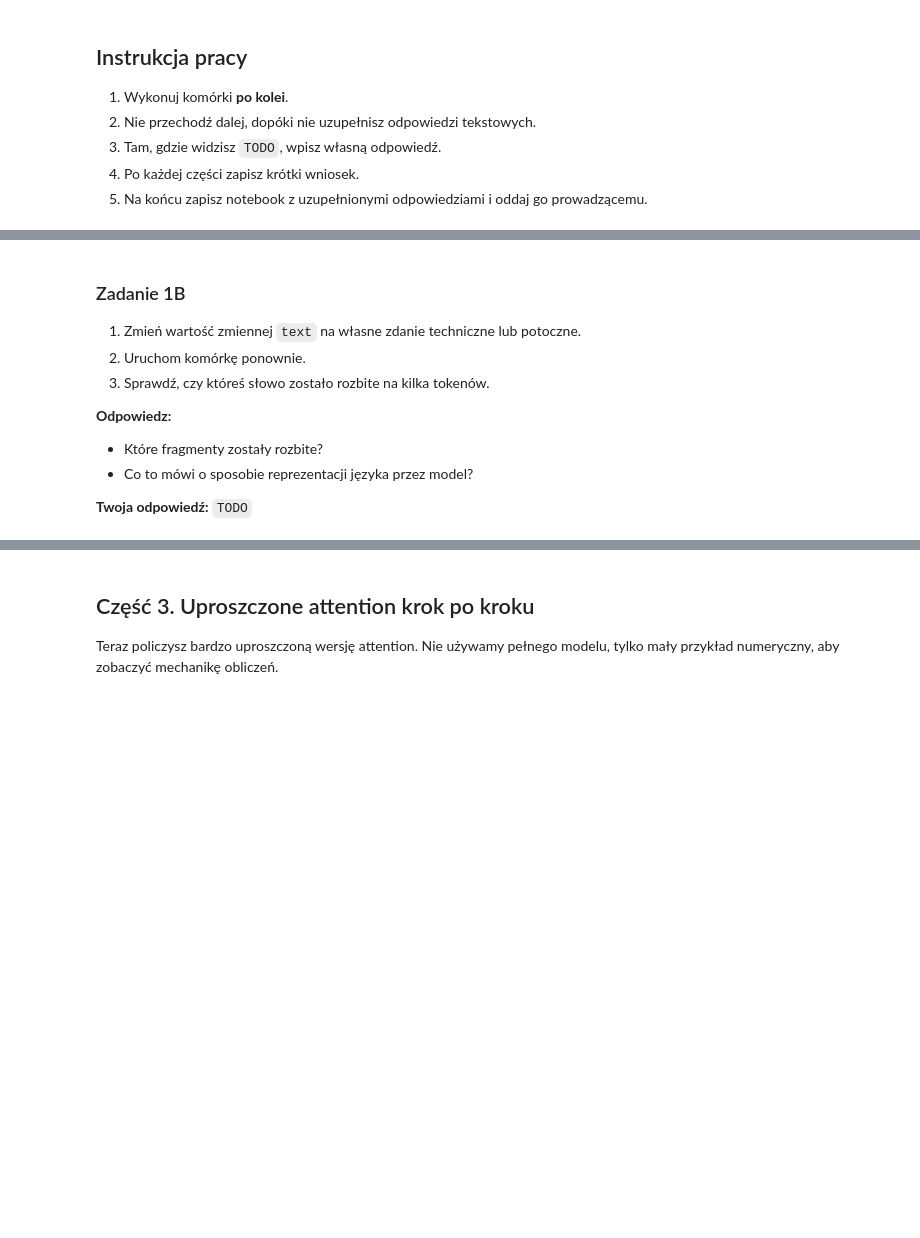
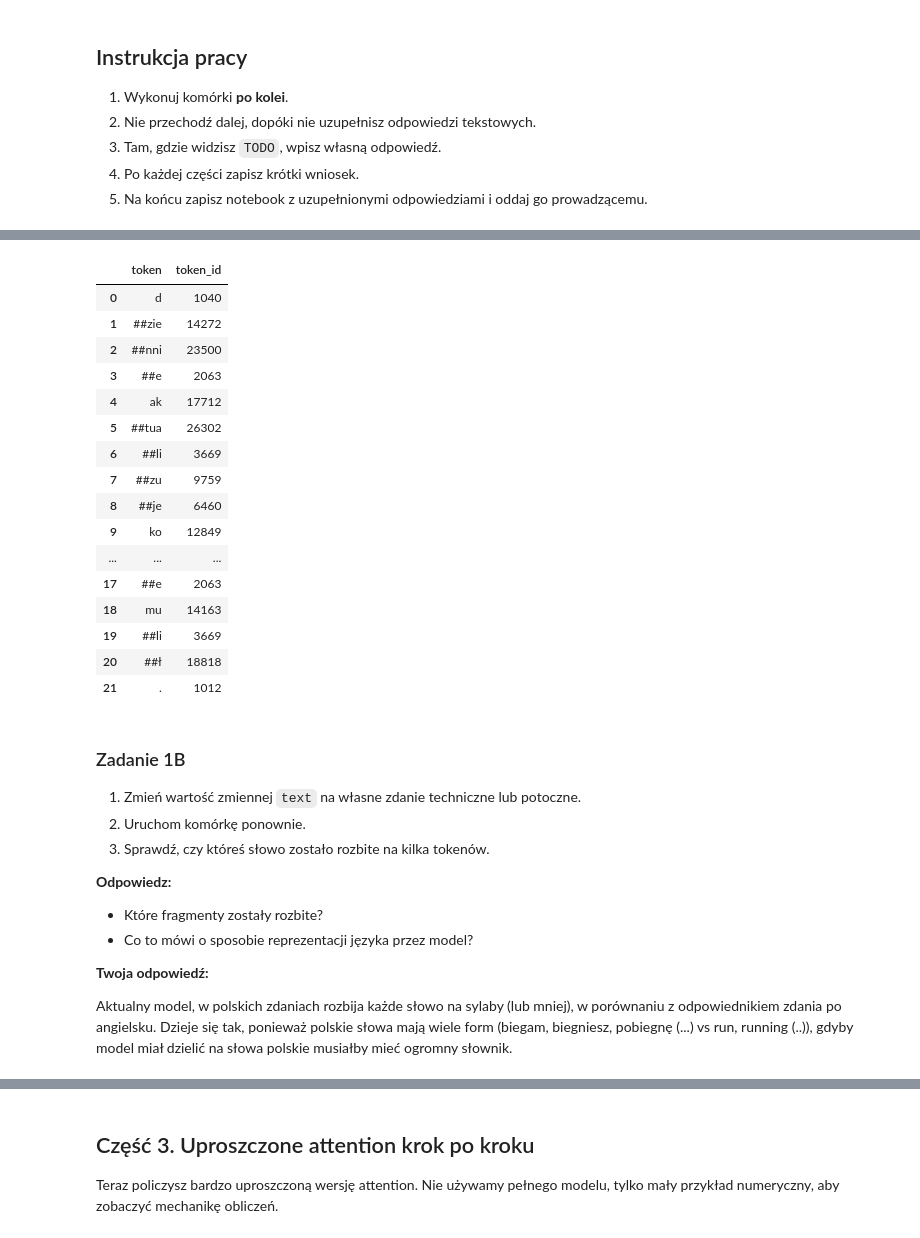
Before and after one commit to Eruverio95/Artificial_Inteligence, a Jupyter notebook: Notebooks/Lab2_Transformery_LLM.ipynb, the cells around one changed output, grey strips where cells are left out. Drawn from its saved outputs; the diff is of its cells as text; code cells hidden in the pictures; blank space fills up the shorter version.

```diff
--- a/Notebooks/Lab2_Transformery_LLM.ipynb
+++ b/Notebooks/Lab2_Transformery_LLM.ipynb
@@ -72,3 +110,27 @@ pd.DataFrame({'token': tokens, 'token_id': token_ids})
+# %%
+text = 'Dziennie aktualizuję kompa, żeby mi nie mulił.'
+#text = "I update my computer daily so it doesn't slow me down."
+tokens = tokenizer.tokenize(text)
+token_ids = tokenizer.convert_tokens_to_ids(tokens)
+pd.DataFrame({'token': tokens, 'token_id': token_ids})
+# %% [output]
+|  | token | token_id |
+| 0 | d | 1040 |
+| 1 | ##zie | 14272 |
+| 2 | ##nni | 23500 |
+| 3 | ##e | 2063 |
+| 4 | ak | 17712 |
+| 5 | ##tua | 26302 |
+| 6 | ##li | 3669 |
+| 7 | ##zu | 9759 |
+| 8 | ##je | 6460 |
+| 9 | ko | 12849 |
+| ... | ... | ... |
+| 17 | ##e | 2063 |
+| 18 | mu | 14163 |
+| 19 | ##li | 3669 |
+| 20 | ##ł | 18818 |
+| 21 | . | 1012 |
 # %% [markdown]
 ### Zadanie 1B
 1. Zmień wartość zmiennej `text` na własne zdanie techniczne lub potoczne.
@@ -79,7 +141,9 @@ pd.DataFrame({'token': tokens, 'token_id': token_ids})
 - Które fragmenty zostały rozbite?
 - Co to mówi o sposobie reprezentacji języka przez model?
 
-**Twoja odpowiedź:** `TODO`
+**Twoja odpowiedź:**
+
+Aktualny model, w polskich zdaniach rozbija każde słowo na sylaby (lub mniej), w porównaniu z odpowiednikiem zdania po angielsku. Dzieje się tak, ponieważ polskie słowa mają wiele form (biegam, biegniesz, pobiegnę (...) vs run, running (..)), gdyby model miał dzielić na słowa polskie musiałby mieć ogromny słownik.
 # %% [markdown]
 ## Część 2. Intuicja self-attention na małym przykładzie
 W self-attention każdy token porównuje się z innymi tokenami w sekwencji. Dzięki temu model może ocenić, które słowa są ważne przy interpretacji danego słowa.
```
Also changed, not shown: parts of 20 cells of this notebook.
